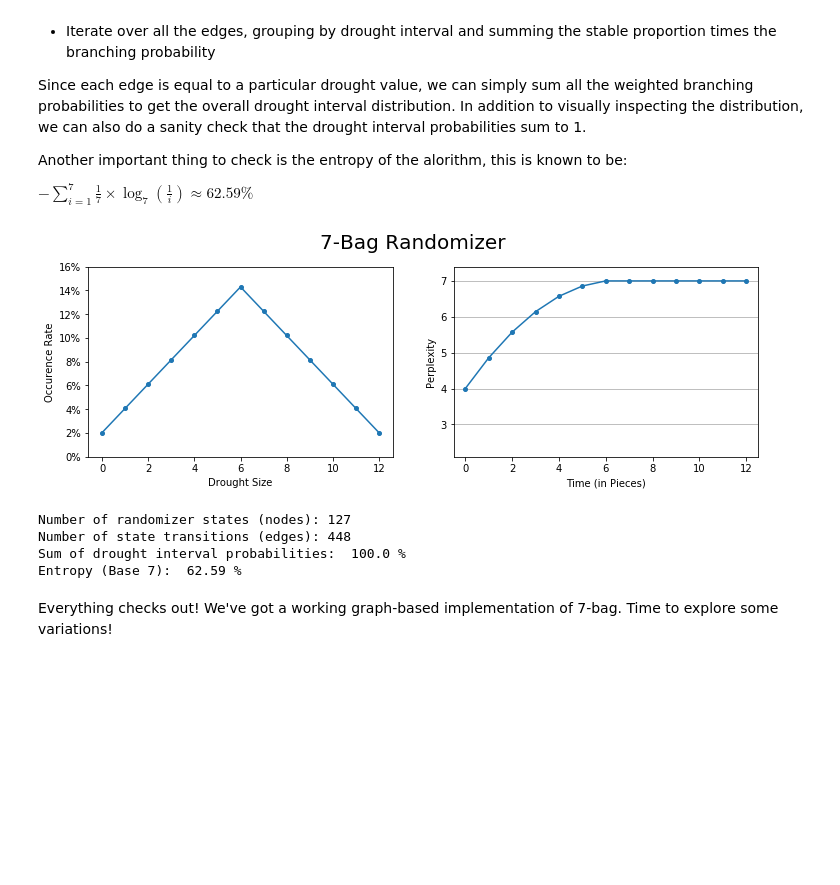
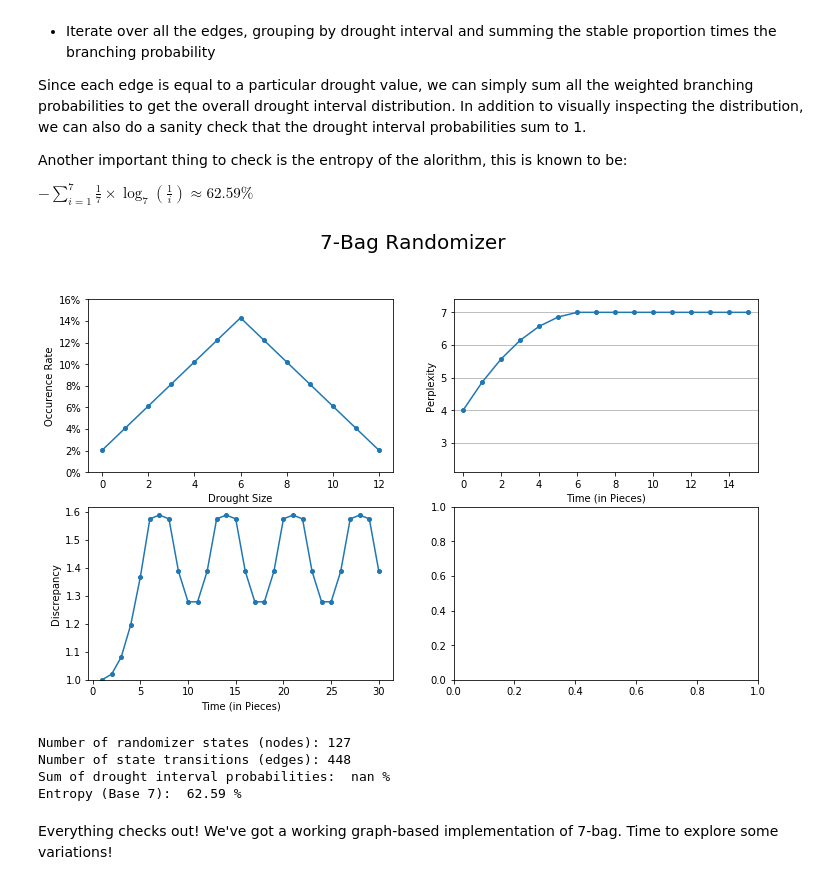
Before and after one commit to ericjtaylor/new_bags, a Jupyter notebook: new_bag.ipynb, the cells around one changed output. Cells and saved outputs as stored; diff of their text form; code cells hidden in the pictures; blank space fills up the shorter version.

Commit message:
Added preliminary discrepancy calculation
Old work, forgot to commit.

```diff
--- a/new_bag.ipynb
+++ b/new_bag.ipynb
@@ -372,62 +486,94 @@ Another important thing to check is the entropy of the alorithm, this is known t
 
 $-\sum \limits_{i=1}^7 \frac{1}{7} \times \log_7(\frac{1}{i}) \approx 62.59\%$
 # %%
-def plot_counter(name, drought, perplexity):
+def trimws(sequence):
+
+    length = len(sequence)
+
+    for i in range(length):
+        if sequence[i] == 0:
+            sequence[i] = np.nan
+        else:
+            break
+
+    for i in range(length):
+        if sequence[length-i-1] == 0:
+            sequence[length-i-1] = np.nan
+        else:
+            break
+
+    return sequence
+
+def plot_counter(name, drought, perplexity, discrepancy):
 
     from matplotlib.ticker import FuncFormatter
 
-    fig, (ax1, ax2) = plt.subplots(1, 2, figsize=(12, 3.5))
+    drought = trimws(drought)
+    perplexity = trimws(perplexity)
+    discrepancy = trimws(discrepancy)
+
+    fig, ((ax1, ax2), (ax3, ax4)) = plt.subplots(2, 2, figsize=(12, 7))
     fig.suptitle(name + " Randomizer", fontsize=20, y=1.01)
 
     x = [x for x in range(len(drought))]
     y = [y for y in drought.values()]
     ax1.plot(x, y, marker='o', markersize=4)
     ax1.set_ylim(bottom=0, top=round(max(y) + 0.015, 2))
-    ax1.yaxis.set_major_formatter(FuncFormatter(lambda y, _: '{:.0%}'.format(y)))
+    ax1.yaxis.set_major_formatter(
+        FuncFormatter(lambda y, _: '{:.0%}'.format(y)))
     ax1.set_xlabel("Drought Size")
     ax1.set_ylabel("Occurence Rate")
 
     x = [x for x in range(len(perplexity))]
     y = [y for y in perplexity.values()]
     ax2.plot(x, y, marker='o', markersize=4)
-    ax2.set_xlim([-0.5, 12.5])
+    ax2.set_xlim([-0.5, max(perplexity)+0.5])
     ax2.set_ylim([2.1, 7.4])
     ax2.yaxis.grid(True)
     ax2.set_xlabel("Time (in Pieces)")
     ax2.set_ylabel("Perplexity")
+
+    x = [x for x in range(len(discrepancy))]
+    y = [y for y in discrepancy.values()]
+    ax3.plot(x, y, marker='o', markersize=4)
+#     ax3.set_xlim([-0.5, 12.5])
+    ax3.set_ylim([1, None])
+#     ax3.yaxis.grid(True)
+    ax3.set_xlabel("Time (in Pieces)")
+    ax3.set_ylabel("Discrepancy")
 
     plt.show()
 
 
 def rand_report(G, name, save=False):
 
 #     G = fold_graph(G)
 
     stable = get_eigenvector(G)
     drought_dist = get_drought_dist(G, stable)
-    perplexity_dist = get_perplexity_dist(G, stable, future_max = 12)
     entropy = get_entropy(G, stable)
+    perplexity_dist = get_perplexity_dist(G, stable, time_max=15)
+    discrepancy_dist = get_discrepancy_dist(G, stable, time_max=30)
 
-    plot_counter(name, drought_dist, perplexity_dist)
+    plot_counter(name, drought_dist, perplexity_dist, discrepancy_dist)
 
     print("Number of randomizer states (nodes):", len(G))
     print("Number of state transitions (edges):", len(G.edges()))
     print("Sum of drought interval probabilities: ",
           round(100 * sum(drought_dist.values()), 2), "%")
     print("Entropy (Base 7): ", round(100 * entropy, 2), "%")
-#     print("Future Information: ", round(len(entropy_dist)*7 - sum(entropy_dist.values()), 4), "Pieces")
     print()
 
     if save == True:
         write_rand(G, name)
 
 
 rand_report(B7, "7-Bag")
 # %% [output]
-[figure, old version]
+[figure, new version]
 Number of randomizer states (nodes): 127
 Number of state transitions (edges): 448
-Sum of drought interval probabilities:  100.0 %
+Sum of drought interval probabilities:  nan %
 Entropy (Base 7):  62.59 %
 # %% [markdown]
 Everything checks out! We've got a working graph-based implementation of 7-bag. Time to explore some variations!
```
Also changed, not shown: parts of 39 cells of this notebook.
